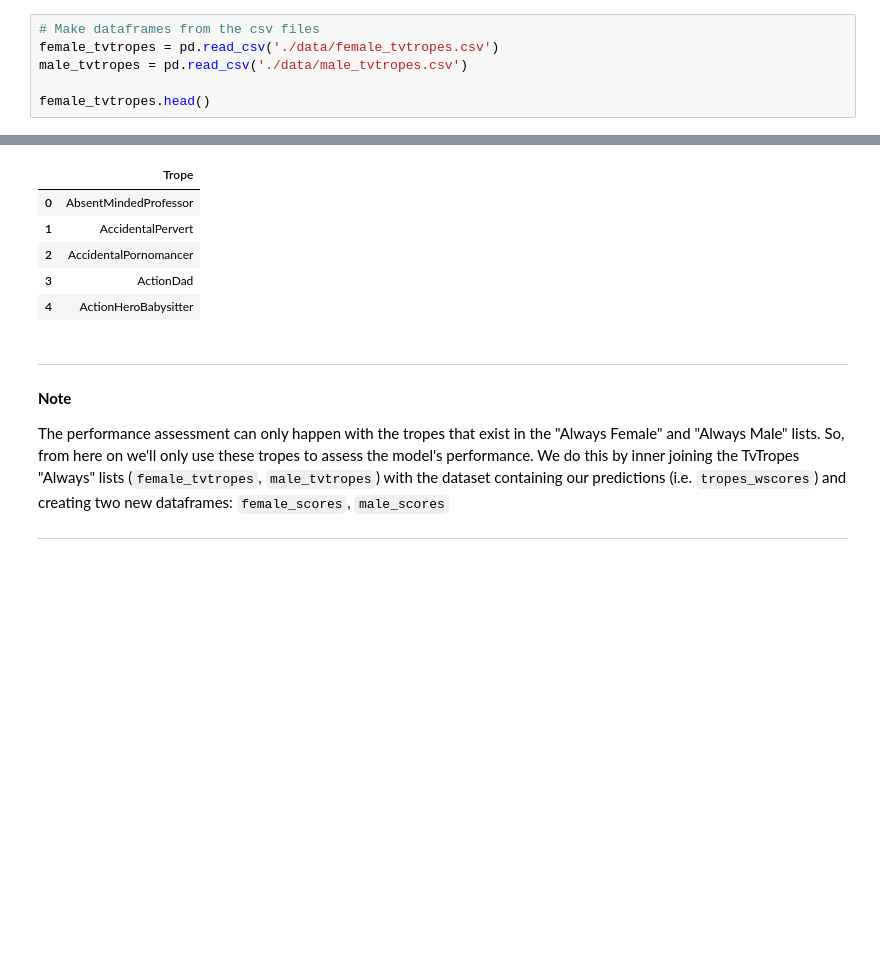
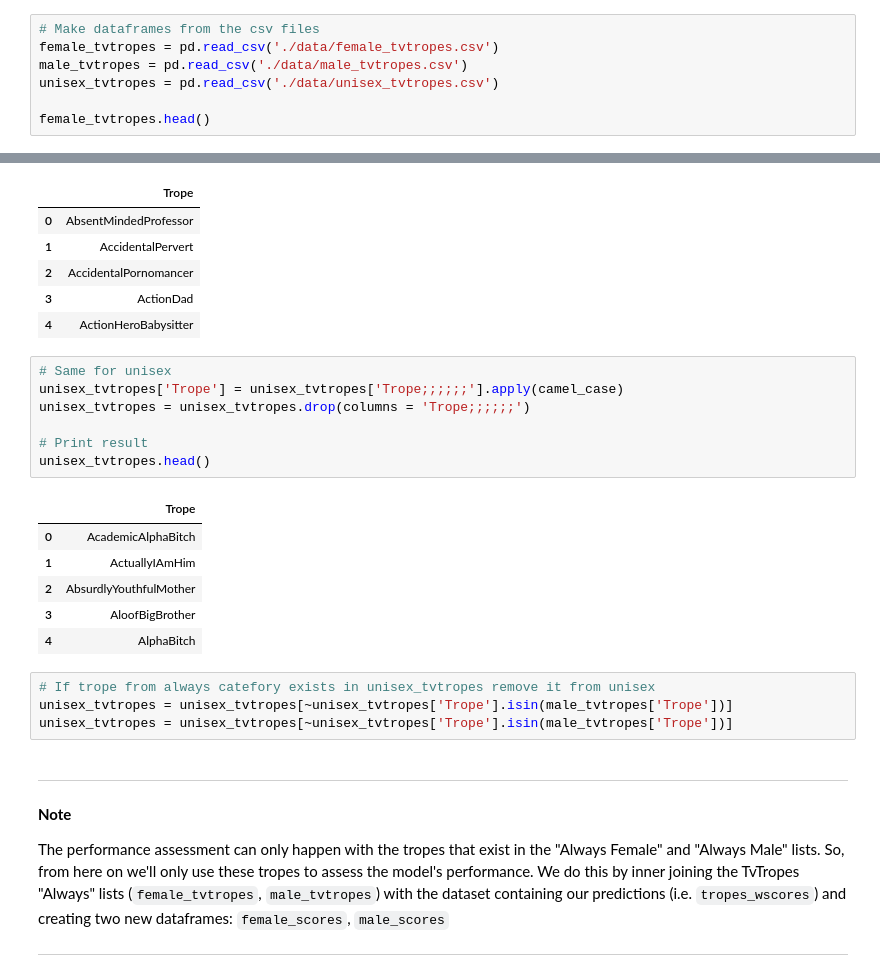
Before and after one commit to aristo6253/CS-401-ADAknow-Milestone2, a Jupyter notebook: trope_genderdedness_assessment.ipynb, the cells around one changed output, grey strips where cells are left out. Drawn from its saved outputs; the diff is of its cells as text; blank space fills up the shorter version.

```diff
--- a/trope_genderdedness_assessment.ipynb
+++ b/trope_genderdedness_assessment.ipynb
@@ -414,6 +418,7 @@ ____
 # Make dataframes from the csv files
 female_tvtropes = pd.read_csv('./data/female_tvtropes.csv')
 male_tvtropes = pd.read_csv('./data/male_tvtropes.csv')
+unisex_tvtropes = pd.read_csv('./data/unisex_tvtropes.csv')
 
 female_tvtropes.head()
 # %% [output]
@@ -463,6 +468,24 @@ male_tvtropes.head()
 | 2 | AccidentalPornomancer |
 | 3 | ActionDad |
 | 4 | ActionHeroBabysitter |
+# %%
+# Same for unisex
+unisex_tvtropes['Trope'] = unisex_tvtropes['Trope;;;;;;'].apply(camel_case)
+unisex_tvtropes = unisex_tvtropes.drop(columns = 'Trope;;;;;;')
+
+# Print result
+unisex_tvtropes.head()
+# %% [output]
+|  | Trope |
+| 0 | AcademicAlphaBitch |
+| 1 | ActuallyIAmHim |
+| 2 | AbsurdlyYouthfulMother |
+| 3 | AloofBigBrother |
+| 4 | AlphaBitch |
+# %%
+# If trope from always catefory exists in unisex_tvtropes remove it from unisex
+unisex_tvtropes = unisex_tvtropes[~unisex_tvtropes['Trope'].isin(male_tvtropes['Trope'])]
+unisex_tvtropes = unisex_tvtropes[~unisex_tvtropes['Trope'].isin(male_tvtropes['Trope'])]
 # %% [markdown]
 ____
 **Note**
```
Also changed, not shown: parts of 26 cells of this notebook.
